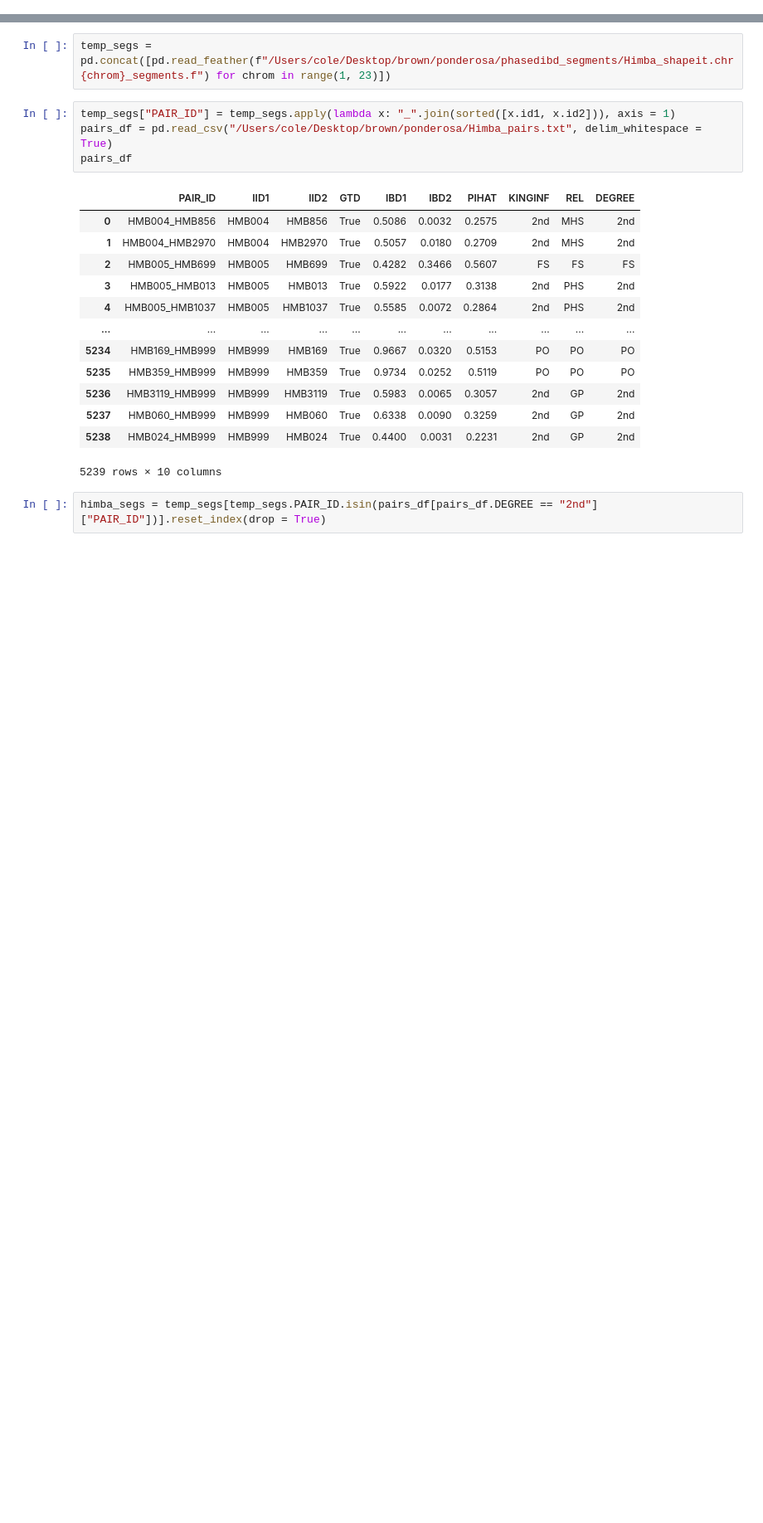
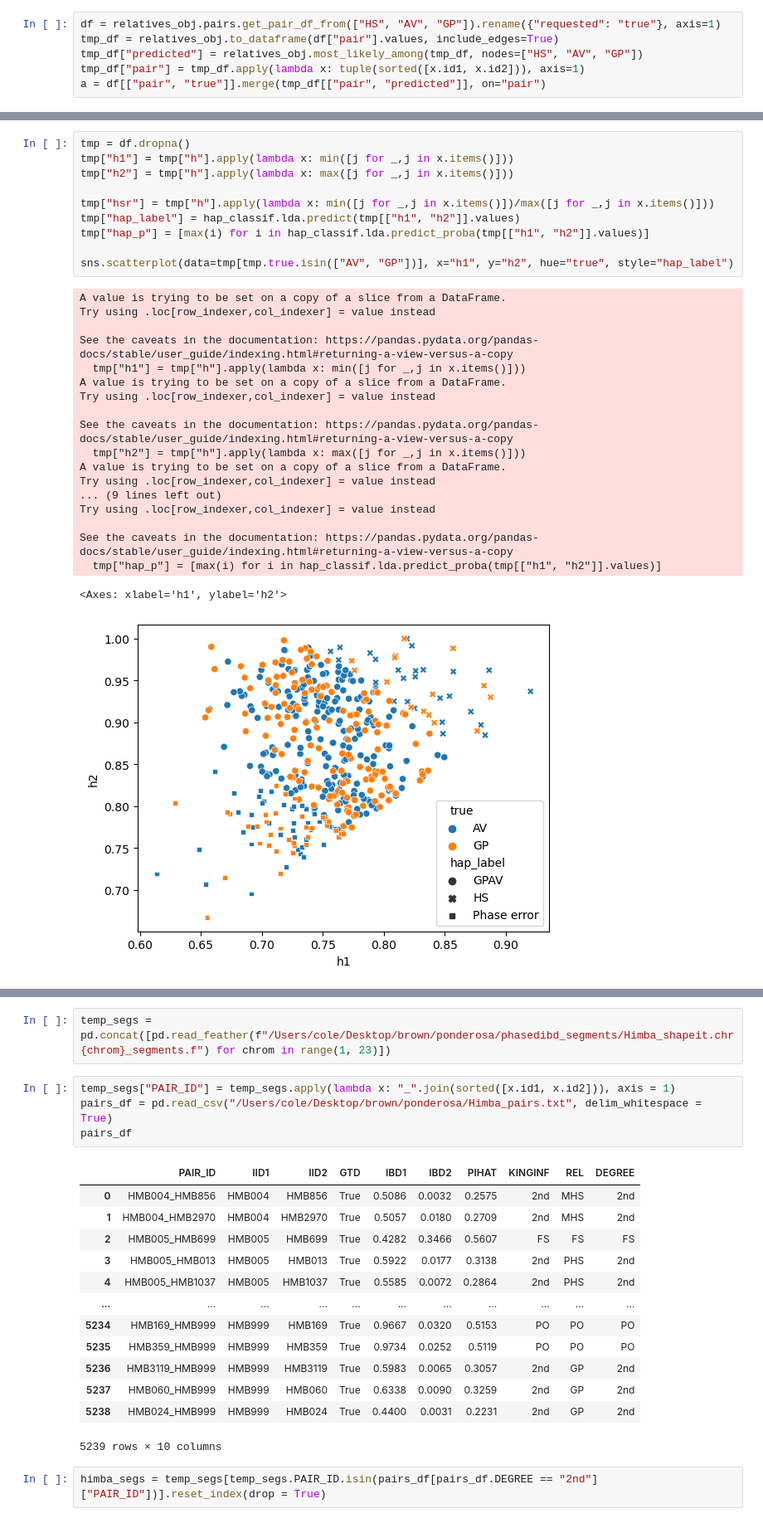
Before and after one commit to williamscole/PonderosaBeta, a Jupyter notebook: scratch.ipynb, the cells around one changed output, grey strips where cells are left out. Shown at 83% size. Saved outputs shown, nothing was run; the diff lists cells and outputs as text; blank space fills up the shorter version.

```diff
--- a/scratch.ipynb
+++ b/scratch.ipynb
@@ -9,0 +380,6 @@ from sklearn.discriminant_analysis import LinearDiscriminantAnalysis
+# %%
+df = relatives_obj.pairs.get_pair_df_from(["HS", "AV", "GP"]).rename({"requested": "true"}, axis=1)
+tmp_df = relatives_obj.to_dataframe(df["pair"].values, include_edges=True)
+tmp_df["predicted"] = relatives_obj.most_likely_among(tmp_df, nodes=["HS", "AV", "GP"])
+tmp_df["pair"] = tmp_df.apply(lambda x: tuple(sorted([x.id1, x.id2])), axis=1)
+a = df[["pair", "true"]].merge(tmp_df[["pair", "predicted"]], on="pair")
@@ -9,0 +408,30 @@ from sklearn.discriminant_analysis import LinearDiscriminantAnalysis
+# %%
+tmp = df.dropna()
+tmp["h1"] = tmp["h"].apply(lambda x: min([j for _,j in x.items()]))
+tmp["h2"] = tmp["h"].apply(lambda x: max([j for _,j in x.items()]))
+
+tmp["hsr"] = tmp["h"].apply(lambda x: min([j for _,j in x.items()])/max([j for _,j in x.items()]))
+tmp["hap_label"] = hap_classif.lda.predict(tmp[["h1", "h2"]].values)
+tmp["hap_p"] = [max(i) for i in hap_classif.lda.predict_proba(tmp[["h1", "h2"]].values)]
+
+sns.scatterplot(data=tmp[tmp.true.isin(["AV", "GP"])], x="h1", y="h2", hue="true", style="hap_label")
+# %% [output]
+A value is trying to be set on a copy of a slice from a DataFrame.
+Try using .loc[row_indexer,col_indexer] = value instead
+
+See the caveats in the documentation: https://pandas.pydata.org/pandas-docs/stable/user_guide/indexing.html#returning-a-view-versus-a-copy
+  tmp["h1"] = tmp["h"].apply(lambda x: min([j for _,j in x.items()]))
+A value is trying to be set on a copy of a slice from a DataFrame.
+Try using .loc[row_indexer,col_indexer] = value instead
+
+See the caveats in the documentation: https://pandas.pydata.org/pandas-docs/stable/user_guide/indexing.html#returning-a-view-versus-a-copy
+  tmp["h2"] = tmp["h"].apply(lambda x: max([j for _,j in x.items()]))
+A value is trying to be set on a copy of a slice from a DataFrame.
+Try using .loc[row_indexer,col_indexer] = value instead
+... (9 lines left out)
+Try using .loc[row_indexer,col_indexer] = value instead
+
+See the caveats in the documentation: https://pandas.pydata.org/pandas-docs/stable/user_guide/indexing.html#returning-a-view-versus-a-copy
+  tmp["hap_p"] = [max(i) for i in hap_classif.lda.predict_proba(tmp[["h1", "h2"]].values)]
+<Axes: xlabel='h1', ylabel='h2'>
+[figure, added]
```
Also changed, not shown: parts of 62 cells of this notebook, 14 other files.
